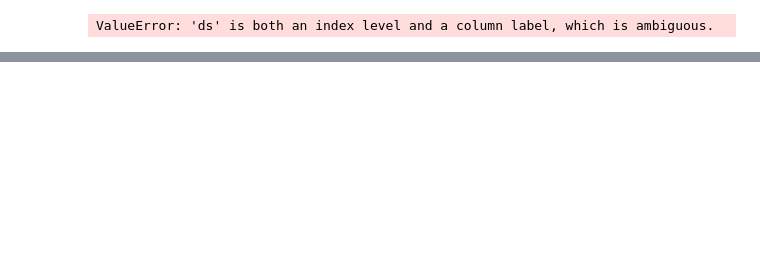
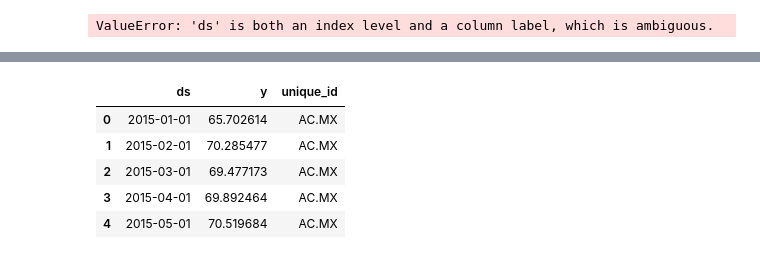
Before and after one commit to Michelleagl/Series_de_Tiempo, a Jupyter notebook: AutoETS_Model.ipynb, the cells around one changed output, grey strips where cells are left out. Cells and saved outputs as stored; diff of their text form; code cells hidden in the pictures; blank space fills up the shorter version.

```diff
--- a/AutoETS_Model.ipynb
+++ b/AutoETS_Model.ipynb
@@ -338,0 +297,7 @@ ValueError: Found input variables with inconsistent numbers of samples: [35, 6]
+# %%
+# Re programar el formato de la fecha
+data.index = data.index.strftime('%Y-%m')
+data.index = pd.to_datetime(data.index)
+# %%
+# De columnas las convierte en filas des-pivot (todo en forma vertical), para poder usar más adelante la paqueteria
+data = data.melt(ignore_index=False)
@@ -338,0 +314,14 @@ ValueError: Found input variables with inconsistent numbers of samples: [35, 6]
+# %%
+df = pd.DataFrame({"ds": data.index,
+                   "y": data['value'],
+                   "unique_id": data['Ticker']})
+df.reset_index(drop=True, inplace=True) # Para quitar el indice de lo que acabamos de crear
+# %%
+df.head() # Renombrando las columnas
+# %% [output]
+|  | ds | y | unique_id |
+| 0 | 2015-01-01 | 65.702614 | AC.MX |
+| 1 | 2015-02-01 | 70.285477 | AC.MX |
+| 2 | 2015-03-01 | 69.477173 | AC.MX |
+| 3 | 2015-04-01 | 69.892464 | AC.MX |
+| 4 | 2015-05-01 | 70.519684 | AC.MX |
```
Also changed, not shown: parts of 24 cells of this notebook.
